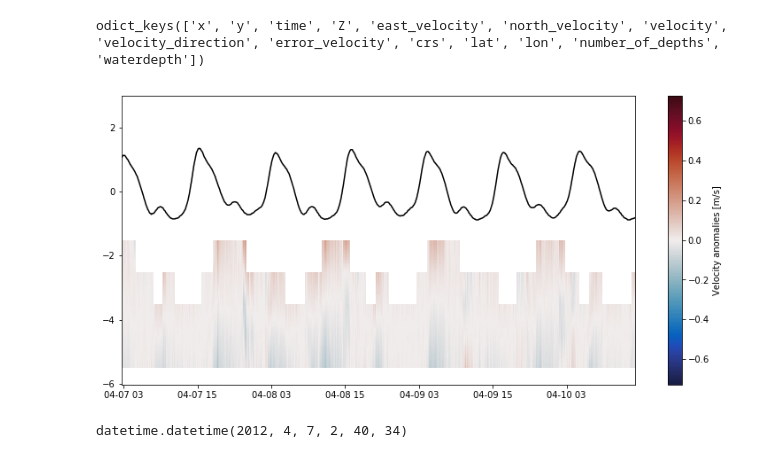
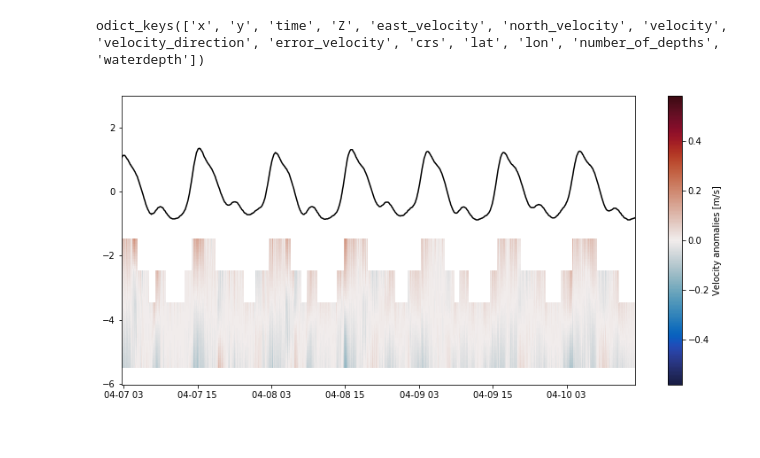
Before and after one commit to openearth/sandengine-viewer, a Jupyter notebook: notebooks/adcp.ipynb, the cells around one changed output. Drawn from its saved outputs; the diff is of its cells as text; code cells hidden in the pictures.

Commit message:
adcp plot

```diff
--- a/notebooks/adcp.ipynb
+++ b/notebooks/adcp.ipynb
@@ -72,31 +72,24 @@ mag_anomaly_max = np.ma.abs(mag_interp_anomaly).max()
 # %%
 fig, ax = plt.subplots(figsize=(13, 6))
 N_ssh = matplotlib.colors.Normalize(ssh.min(), ssh.max())
 ax.plot([time for time in times], ssh, 'k-')
 aspect = ax.get_aspect()
 # or use    mag_interp     vmax=mag_interp.max(),    cmap=cmocean.cm.speed
 ax.set_xlim(
     matplotlib.dates.date2num(times[1000]),
     matplotlib.dates.date2num(times[2000])
 )
 ax.set_ylim(z_new[0], 3)
 
-im = ax.imshow(
-    mag_interp_anomaly,
-    origin='top',
-    extent=(
-        matplotlib.dates.date2num(times[0]), matplotlib.dates.date2num(times[-1]),
-        z_new[0], z_new[-1]
-    ),
-    vmin=-mag_anomaly_max,
-    vmax=mag_anomaly_max,
+pc = ax.pcolormesh(
+    matplotlib.dates.date2num(times[:43900]),
+    z_new,
+    mag_interp_anomaly[:, :43900][:-1, :-1],
+    vmin=-mag_anomaly_max*0.8,
+    vmax=mag_anomaly_max*0.8,
     cmap=cmocean.cm.balance
 )
-plt.colorbar(im, ax=ax, label='Velocity anomalies [m/s]')
+plt.colorbar(pc, ax=ax, label='Velocity anomalies [m/s]')
 ax.set_aspect(aspect)
 # %% [output]
-[figure, old version]
+[figure, new version]
-# %%
-times[1000]
-# %% [output]
-datetime.datetime(2012, 4, 7, 2, 40, 34)
```
Also changed, not shown: parts of 4 cells of this notebook.
